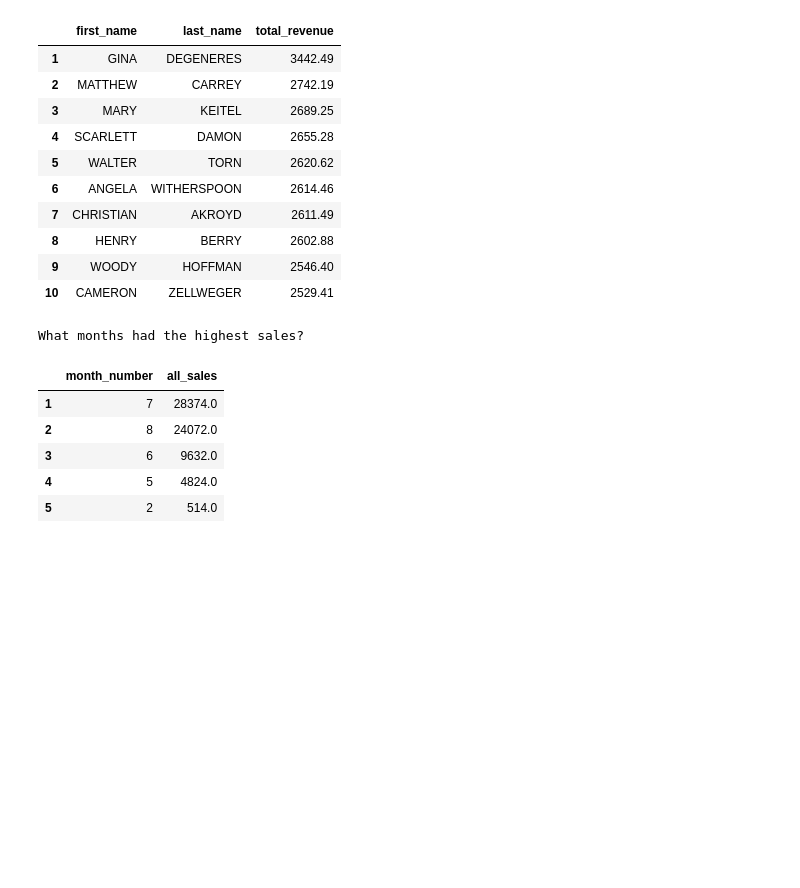
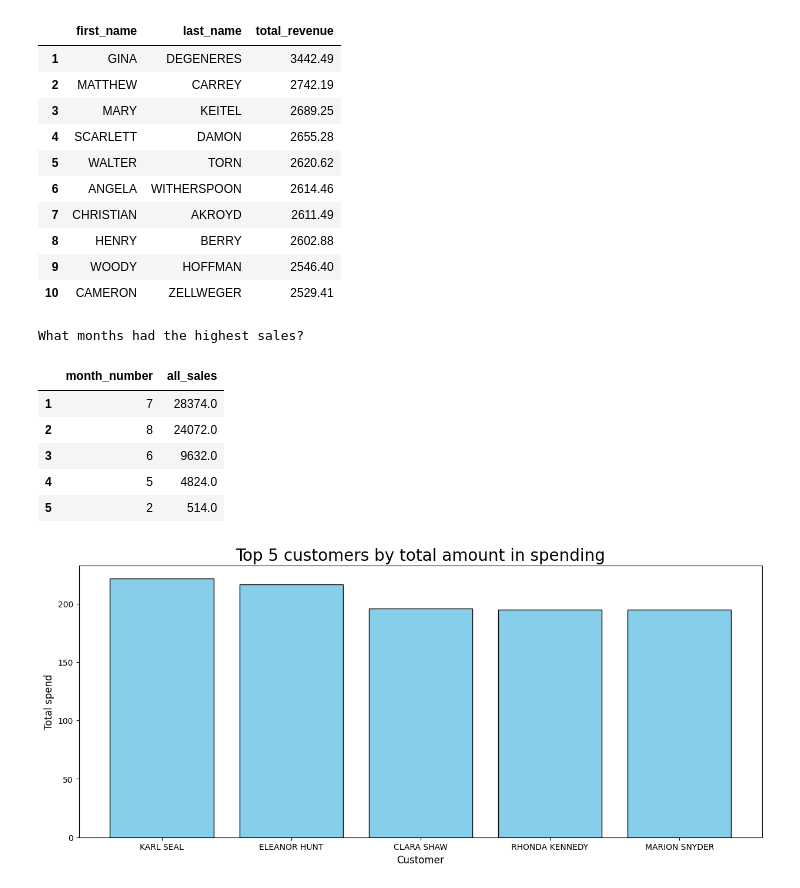
Before and after one commit to andrel1912/Min_sql_lab, a Jupyter notebook: NOTEBOOK/EDA.ipynb, the cells around one changed output. Saved outputs shown, nothing was run; the diff lists cells and outputs as text; code cells hidden in the pictures; blank space fills up the shorter version.

```diff
--- a/NOTEBOOK/EDA.ipynb
+++ b/NOTEBOOK/EDA.ipynb
@@ -237,2 +237,27 @@ import matplotlib.pyplot as pl
 # %%
 # 2a
+
+# To get the sum of the payment for each customer, i join customer and payment tables
+most_spending_customers = duckdb.sql("""
+
+    SELECT
+        c.first_name || ' ' || c.last_name as customer_name,
+        SUM(p.amount) as total_spending
+    FROM customer c
+    JOIN payment p ON c.customer_id = p.customer_id
+    GROUP BY customer_name
+    ORDER BY total_spending DESC
+    LIMIT 5
+
+""").df()
+
+most_spending_customers.index = most_spending_customers.index + 1
+# here i use the plt bar function to create a bar chart
+plt.figure(figsize = (15, 6))
+plt.bar(most_spending_customers['customer_name'], most_spending_customers['total_spending'], color = 'skyblue', edgecolor='black')
+plt.title('Top 5 customers by total amount of spending', fontsize = 20)
+plt.xlabel('Customer', fontsize = 12)
+plt.ylabel('Total spend', fontsize = 12)
+plt.show()
+# %% [output]
+[figure, added]
```
Also changed, not shown: parts of 1 cell of this notebook.
